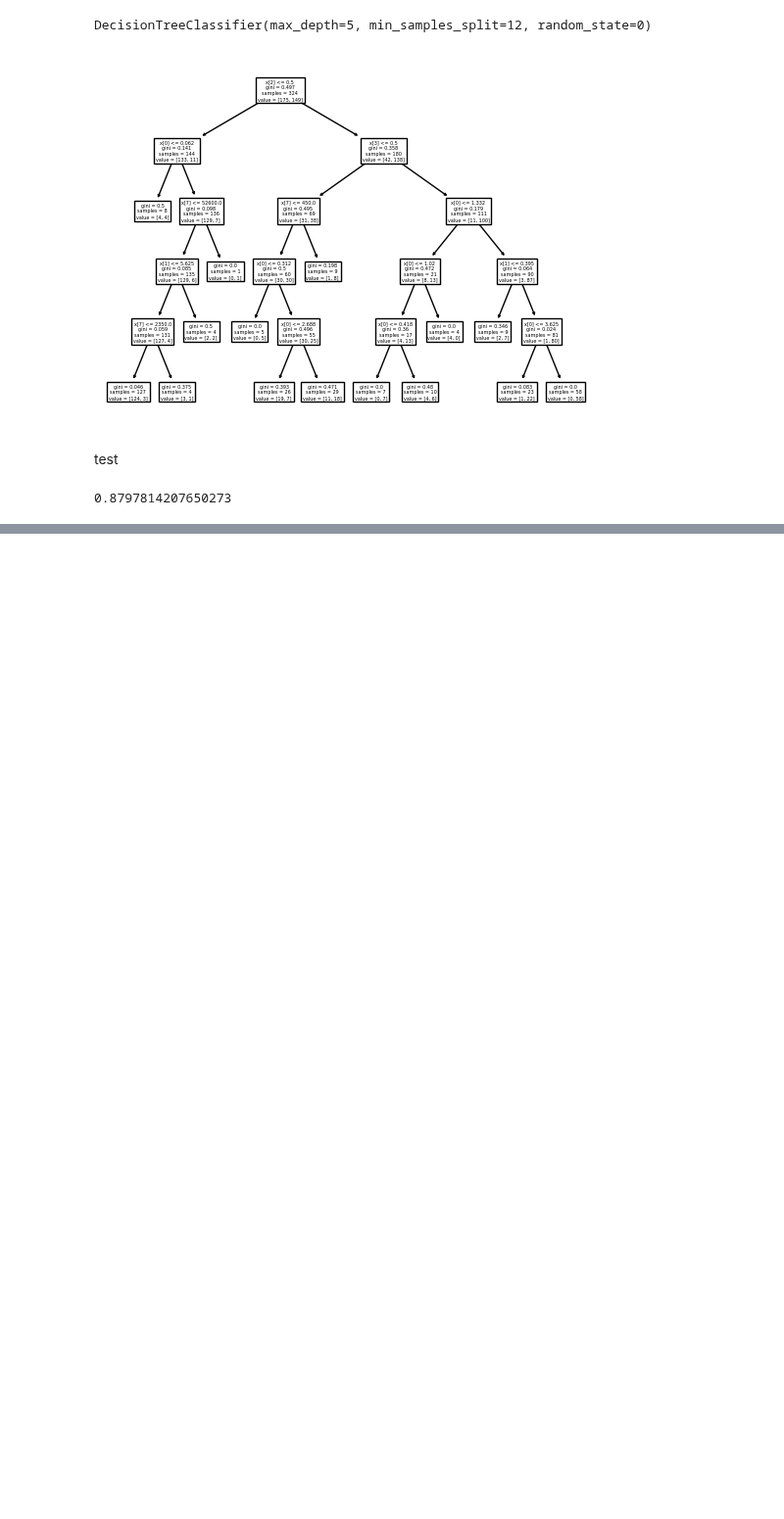
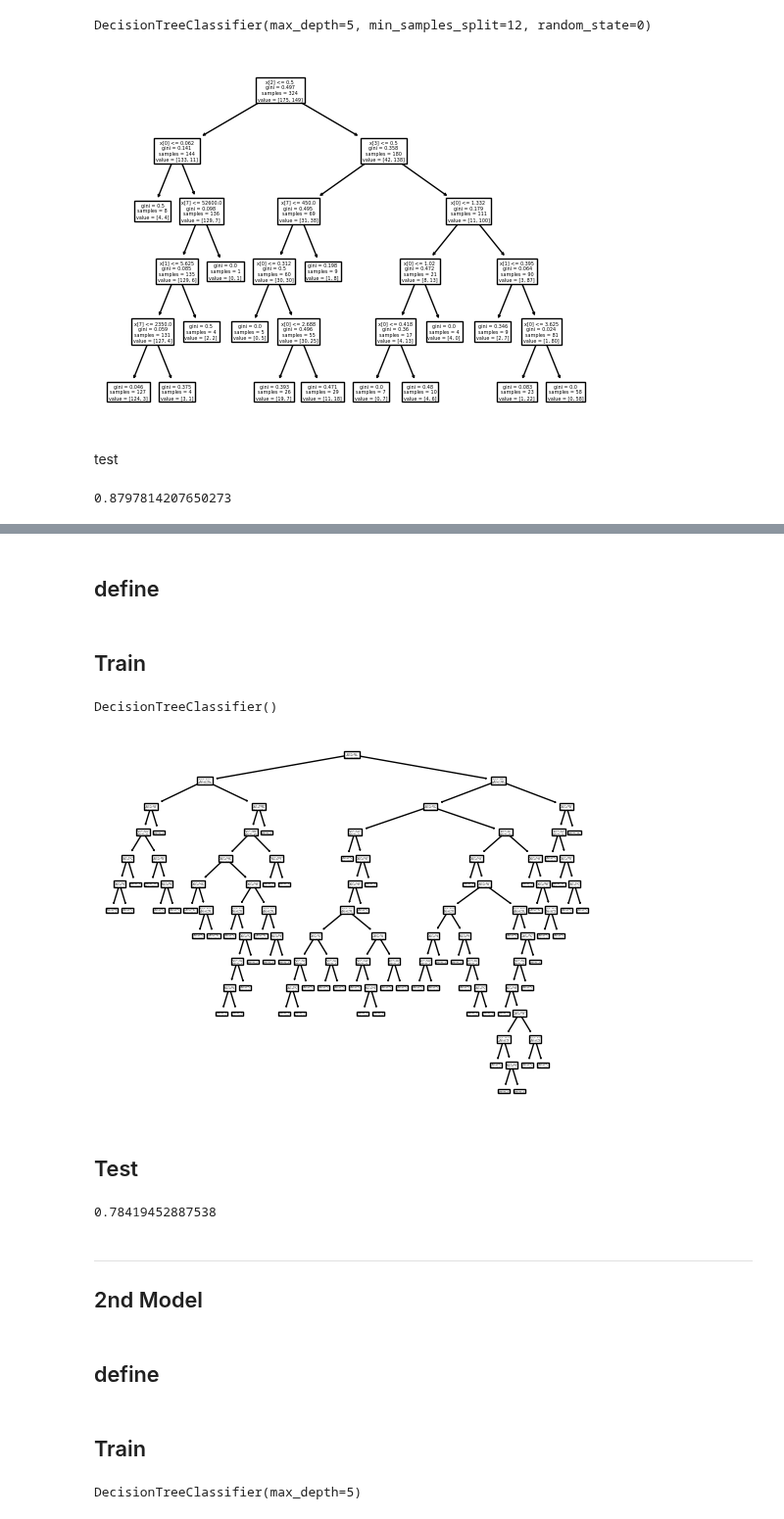
Before and after one commit to sitthatkaja/DPDM2023, a Jupyter notebook: Classification.ipynb, the cells around one changed output, grey strips where cells are left out. Shown at 98% size. Saved outputs shown, nothing was run; the diff lists cells and outputs as text; code cells hidden in the pictures; blank space fills up the shorter version.

```diff
--- a/Classification.ipynb
+++ b/Classification.ipynb
@@ -303,0 +288,3 @@ y_test
+# %%
+Ntrain = credit [a==1]
+Ntrain.shape
@@ -303,0 +300,3 @@ y_test
+# %%
+NX_train = Ntrain.iloc[:,:-1]
+Ny_train = Ntrain.iloc[:,-1]
@@ -757,0 +314,17 @@ f1_score(y_test, Dtree4.predict(X_test))
+# %% [markdown]
+## define
+# %%
+NDtree1 = DecisionTreeClassifier()
+# %% [markdown]
+## Train
+# %%
+NDtree1.fit(NX_train,Ny_train)
+# %% [output]
+DecisionTreeClassifier()
+# %%
+from sklearn import tree
+tree.plot_tree(NDtree1);
+# %% [output]
+[figure, added]
+# %% [markdown]
+## Test
@@ -757,0 +333,10 @@ f1_score(y_test, Dtree4.predict(X_test))
+# %%
+from sklearn.metrics import accuracy_score
+accuracy_score(Ny_test, ny_predict)
+# %% [output]
+0.78419452887538
+# %% [markdown]
+---
+## 2nd Model
+# %% [markdown]
+## define
@@ -757,0 +345,6 @@ f1_score(y_test, Dtree4.predict(X_test))
+# %% [markdown]
+## Train
+# %%
+NDtree2.fit(NX_train,Ny_train)
+# %% [output]
+DecisionTreeClassifier(max_depth=5)
```
Also changed, not shown: parts of 170 cells of this notebook.
